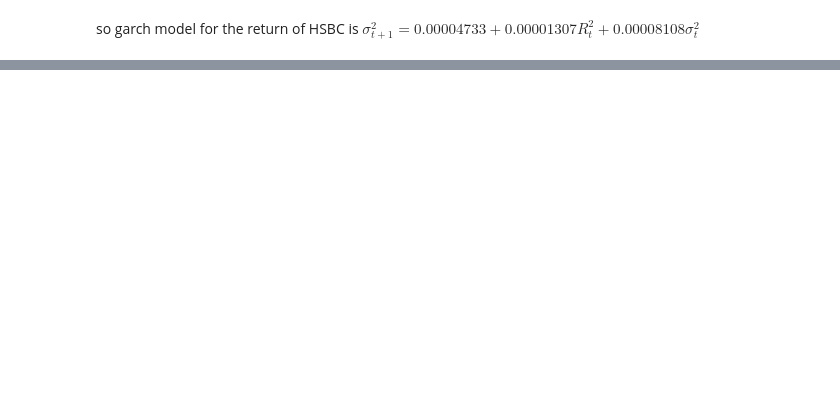
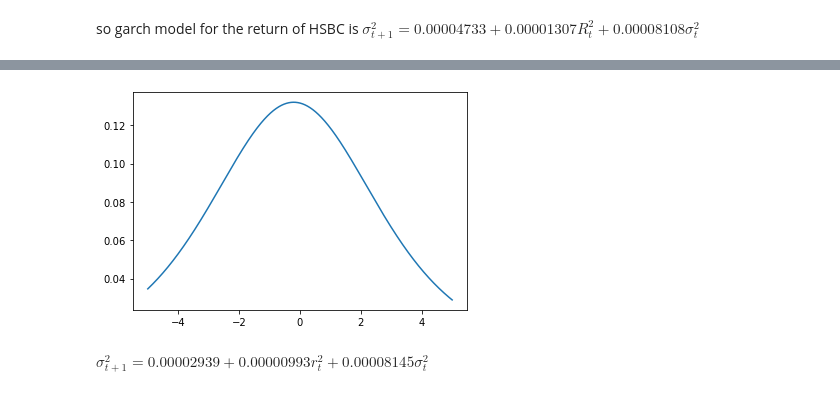
Before and after one commit to quantdive/garch-vol-and-gaussian-copula, a Jupyter notebook: copula.ipynb, the cells around one changed output, grey strips where cells are left out. Saved outputs shown, nothing was run; the diff lists cells and outputs as text; code cells hidden in the pictures; blank space fills up the shorter version.

```diff
--- a/copula.ipynb
+++ b/copula.ipynb
@@ -69,0 +120,10 @@ Name: 03-Jan-2020, dtype: float64
+# %%
+hsbc_df,hsbc_loc,hsbc_scl=t.fit(hsbc_rtns['std_r'])
+x=np.linspace(-5,5,2000)
+y=t.pdf(loc=hsbc_loc,scale=hsbc_scl,df=hsbc_df,x=x)
+plt.plot(x,y)
+plt.show()
+# %% [output]
+[figure, added]
+# %% [markdown]
+$\sigma_{t+1}^2=0.00002939+0.00000993r_t^2+0.00008145\sigma_t^2$
```
Also changed, not shown: parts of 21 cells of this notebook.
